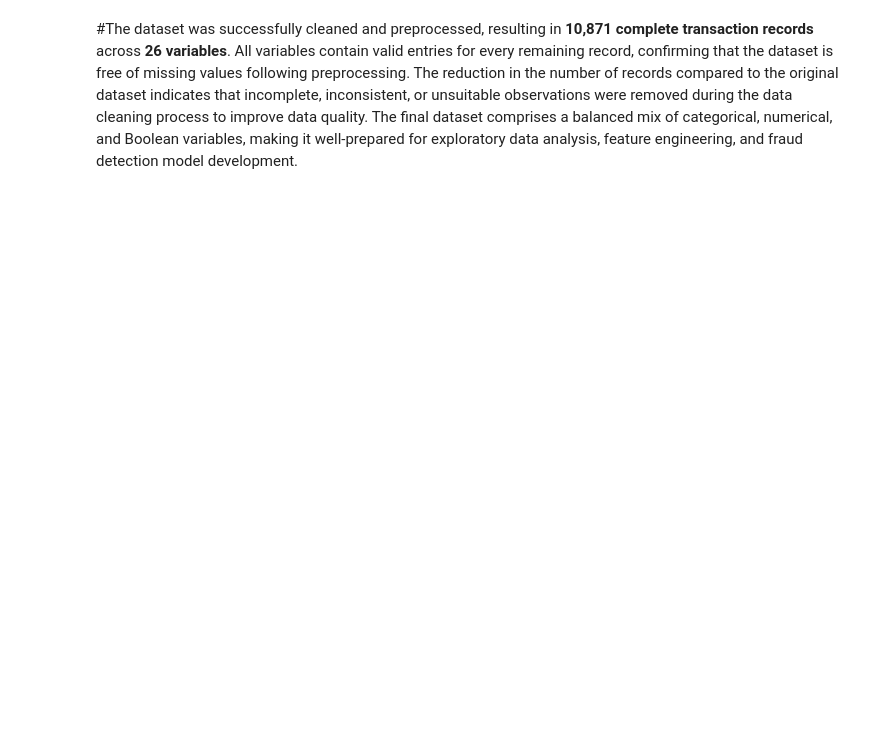
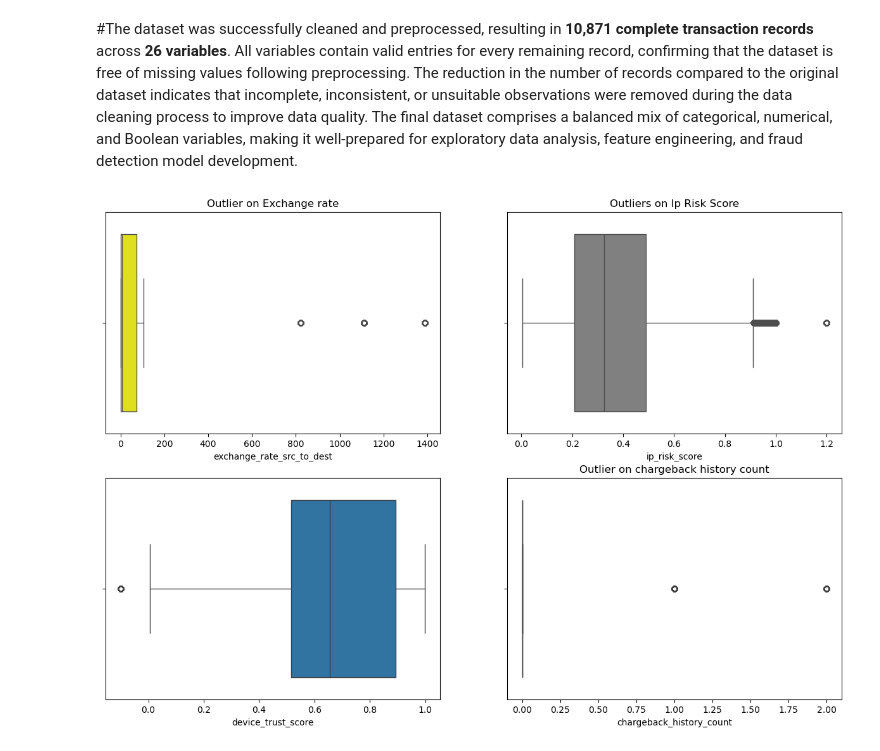
Before and after one commit to Khanky1996/Novapay-fraudlent, a Jupyter notebook: Novapay-fraudlent/notebook/EDA.ipynb, the cells around one changed output. Cells and saved outputs as stored; diff of their text form; code cells hidden in the pictures; blank space fills up the shorter version.

```diff
--- a/Novapay-fraudlent/notebook/EDA.ipynb
+++ b/Novapay-fraudlent/notebook/EDA.ipynb
@@ -41,0 +284,4 @@ sns.heatmap(df.isnull(), cbar=True, cmap="magma_r");
+# %%
+df['channel'] = df['channel'].replace('unknwon', np.nan)
+df['channel']=df['channel'].fillna(df['channel'].mode()[0])
+df["channel"].value_counts()
@@ -41,0 +324,16 @@ sns.heatmap(df.isnull(), cbar=True, cmap="magma_r");
+# %%
+replace_KYC = {"ENHANCED" : "enhanced",
+           "LOW": "low",
+           "Low": "LOW",
+           "mobile": "mobile",
+           "Unknown": "unknown",
+           "standrd":"standard",
+           "enhancd ": " enhanced",
+           "unknown": "unknown",
+           "STANDARD": "standard",
+           "enhancd": "enhanced",
+           "unknown": "unknown"}
+
+df["kyc_tier"] = df["kyc_tier"].astype(str).str.strip().replace(replace_KYC)
+
+df["kyc_tier"].value_counts()
@@ -41,0 +349,6 @@ sns.heatmap(df.isnull(), cbar=True, cmap="magma_r");
+# %%
+df['kyc_tier'] = df['kyc_tier'].replace('unknown', np.nan)
+df['kyc_tier']=df['kyc_tier'].replace(['nan'], np.nan)
+df['kyc_tier']=df['kyc_tier'].replace(['NAN'], np.nan)
+df['kyc_tier']=df['kyc_tier'].fillna(df['kyc_tier'].mode()[0])
+df["kyc_tier"].value_counts()
@@ -87,3 +423,23 @@ dtypes: bool(2), float64(7), int64(5), object(12)
 memory usage: 2.1+ MB
 # %% [markdown]
 #The dataset was successfully cleaned and preprocessed, resulting in **10,871 complete transaction records** across **26 variables**. All variables contain valid entries for every remaining record, confirming that the dataset is free of missing values following preprocessing. The reduction in the number of records compared to the original dataset indicates that incomplete, inconsistent, or unsuitable observations were removed during the data cleaning process to improve data quality. The final dataset comprises a balanced mix of categorical, numerical, and Boolean variables, making it well-prepared for exploratory data analysis, feature engineering, and fraud detection model development.
+# %%
+#Outliers on Exchange rate, IP risk score, Device Trust score, Charge back History count -
+
+fig, axs = plt.subplots(nrows=2 , ncols=2, figsize=(15,10))
+
+sns.boxplot(x="exchange_rate_src_to_dest", data=df, ax=axs[0,0], color="yellow")
+axs[0,0].set_title("Outlier on Exchange rate")
+
+sns.boxplot(x="ip_risk_score", data=df, ax=axs[0,1], color ="grey")
+axs[0,1].set_title("Outliers on Ip Risk Score")
+
+sns.boxplot(x="device_trust_score", data=df, ax=axs[1,0])
+axs[1,1].set_title("Outlier on device Trust score ")
+
+sns.boxplot(x="chargeback_history_count", data=df, ax=axs[1,1])
+axs[1,1].set_title("Outlier on chargeback history count")
+
+plt.show()
+# %% [output]
+[figure, added]
```
Also changed, not shown: parts of 41 cells of this notebook.
